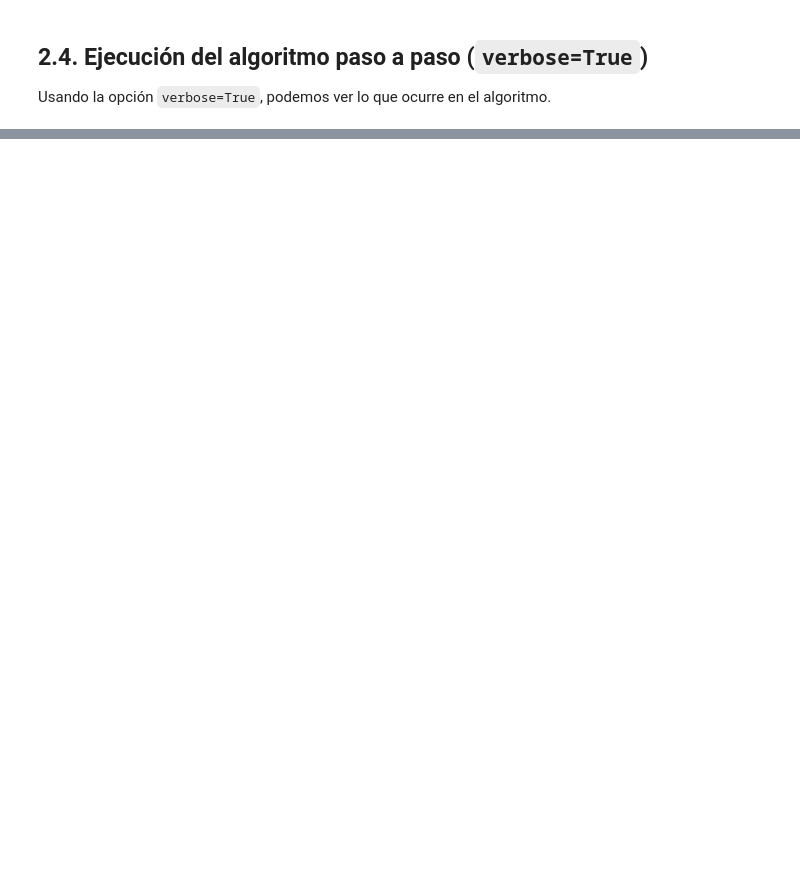
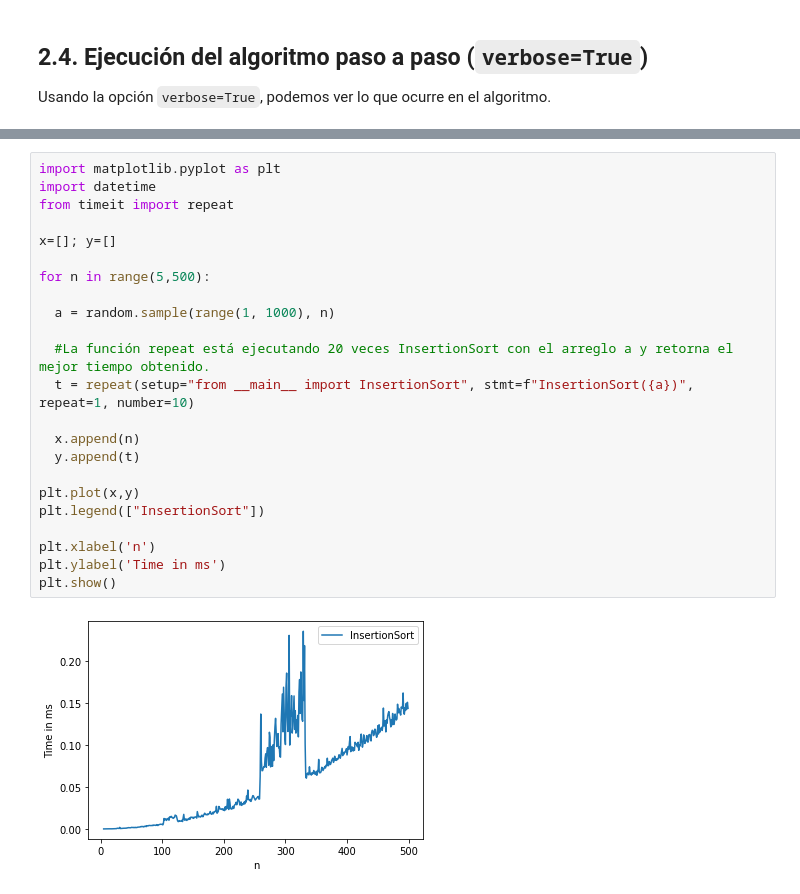
Before and after one commit to LuisCastroV/ADA-Informes, a Jupyter notebook: Informe_InsertionSort.ipynb, the cells around one changed output, grey strips where cells are left out. Cells and saved outputs as stored; diff of their text form; blank space fills up the shorter version.

```diff
--- a/Informe_InsertionSort.ipynb
+++ b/Informe_InsertionSort.ipynb
@@ -212,0 +327,25 @@ Finalmente, como la propiedad de bucle invariante es verdadera al incio del bucl
+# %%
+import matplotlib.pyplot as plt
+import datetime
+from timeit import repeat
+
+x=[]; y=[]
+
+for n in range(5,500):
+
+  a = random.sample(range(1, 1000), n)
+
+  #La función repeat está ejecutando 20 veces InsertionSort con el arreglo a y retorna el mejor tiempo obtenido.
+  t = repeat(setup="from __main__ import InsertionSort", stmt=f"InsertionSort({a})", repeat=1, number=10)
+
+  x.append(n)
+  y.append(t)
+
+plt.plot(x,y)
+plt.legend(["InsertionSort"])
+
+plt.xlabel('n')
+plt.ylabel('Time in ms')
+plt.show()
+# %% [output]
+[figure, added]
```
Also changed, not shown: parts of 13 cells of this notebook.
